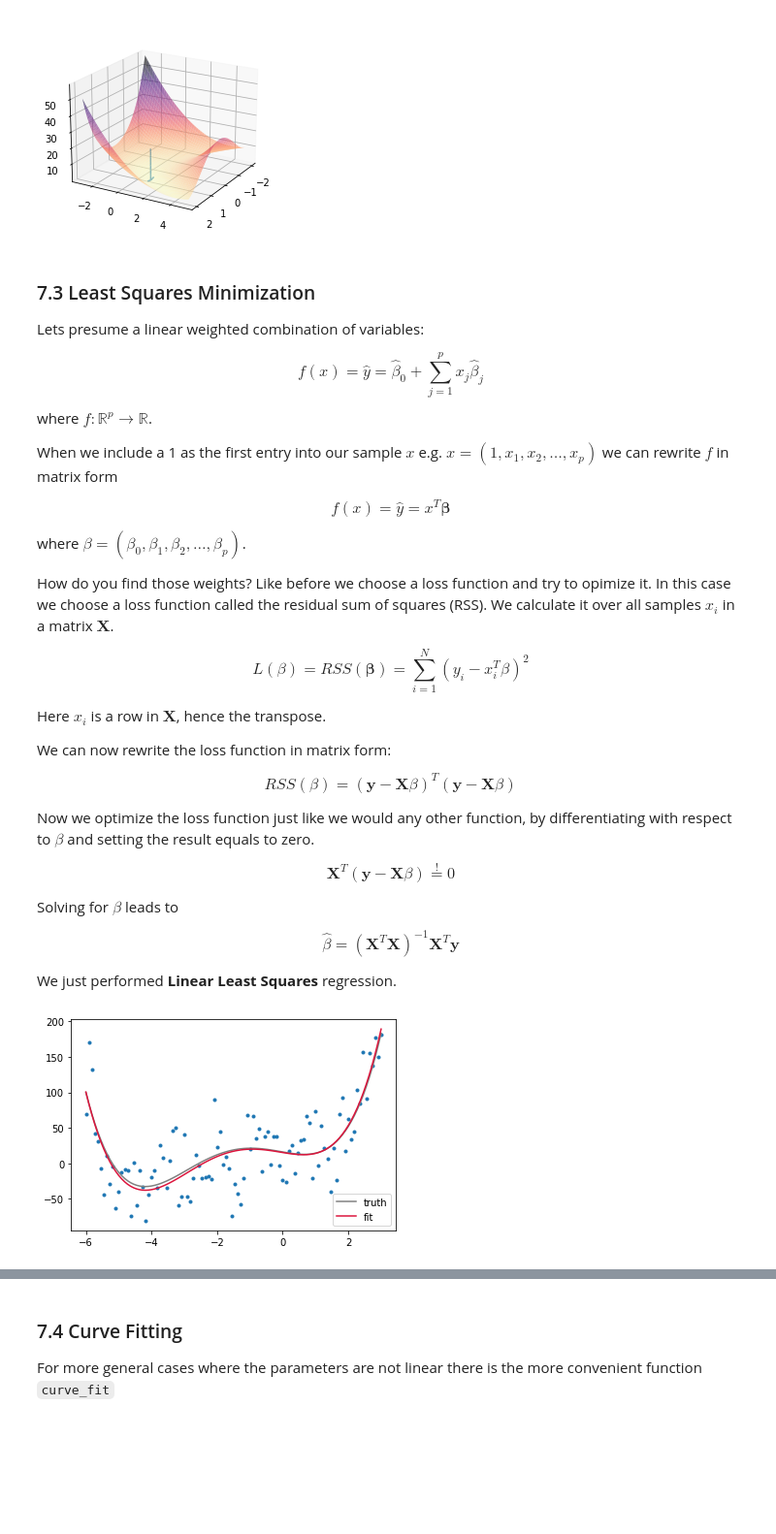
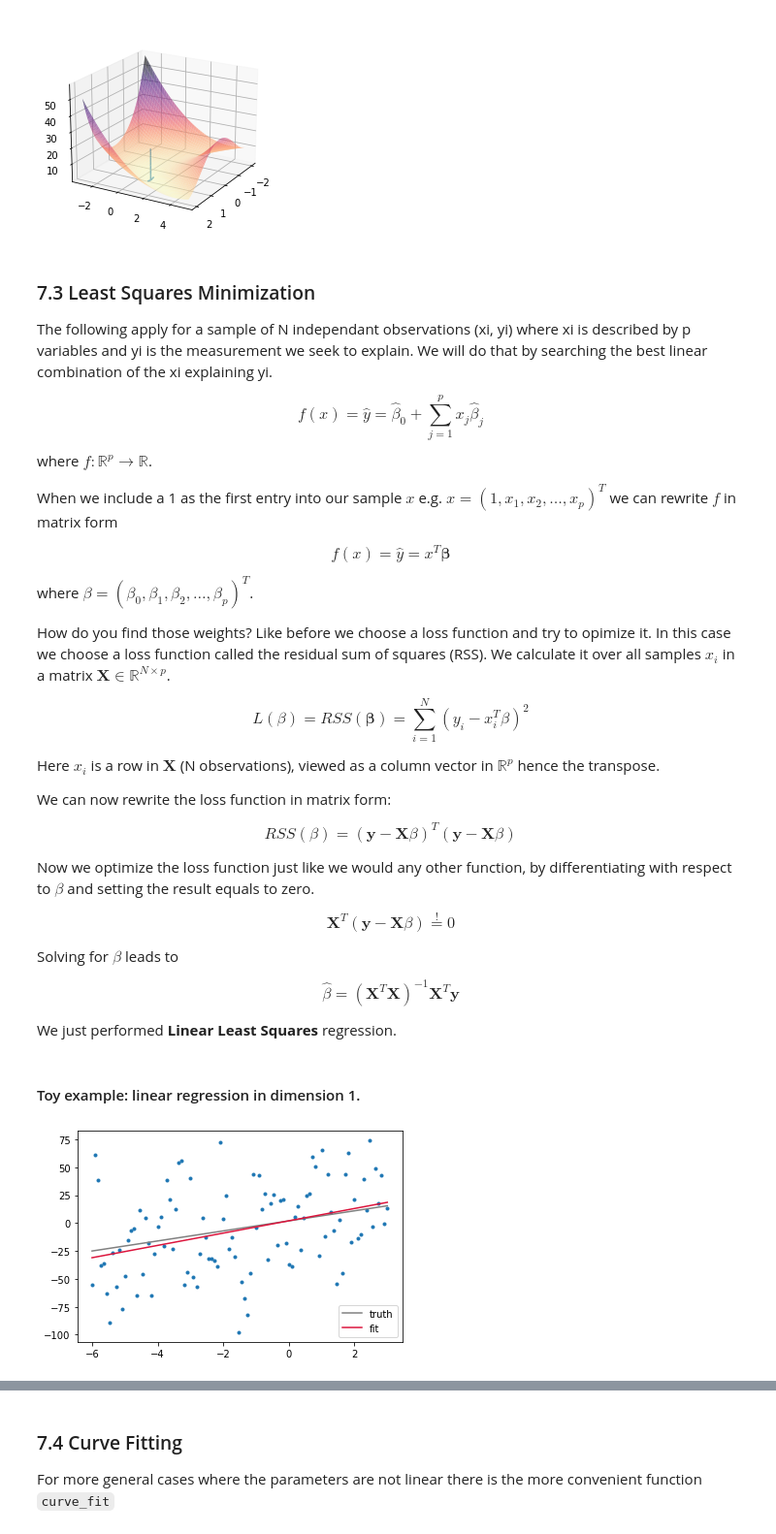
Before and after one commit to JouvinLea/Escape2022, a Jupyter notebook: scipy/scipy_hands_on.ipynb, the cells around one changed output, grey strips where cells are left out. Shown at 97% size. Saved outputs shown, nothing was run; the diff lists cells and outputs as text; code cells hidden in the pictures; blank space fills up the shorter version.

```diff
--- a/scipy/scipy_hands_on.ipynb
+++ b/scipy/scipy_hands_on.ipynb
@@ -571,23 +596,3 @@ $$
 $$
 
 compare the solution found using `quad` with the appropriate function from the `scipy.special` package.
-# %%
-# %load solutions/solution_2.py
-# flake8: noqa
-a, b = .8, .4
-epsilon = np.sqrt(1 - b**2/a**2)
-
-t = np.linspace(0, 2*np.pi, 100)
-plt.plot(a*np.cos(t), b*np.sin(t))
-plt.xlim([-1, 1])
-plt.ylim([-0.5, 0.5])
-plt.gca().set_aspect(1)
-plt.text(-0.2, 0, f'Ellipse with eccentrictiy: {epsilon:.4}')
-
-circumference = 4 * a * special.ellipe(epsilon**2)
-
-f = lambda t: 4*a* np.sqrt(1 - epsilon**2 * np.sin(t)**2)
-val, abserr = quad(f, 0, np.pi/2)
-
-print(f'numerical solution= {val}, {abserr}')
-print(f'analytical solution= {circumference}')
@@ -1006,7 +1021,7 @@ result
 # %% [markdown]
 ### 7.3 Least Squares Minimization
 
-Lets presume a linear weighted combination of variables:
+The following apply for a sample of N independant observations (xi, yi) where xi is described by p variables and yi is the measurement we seek to explain. We will do that by searching the best linear combination of the xi explaining yi.
 
 $$
 f(x)= \hat{y} =  \hat{\beta}_0 + \sum_{j=1}^p x_j \hat{\beta}_j
@@ -1014,24 +1029,24 @@ $$
 where $f:\mathbb{R}^{p} \to \mathbb{R}$.
 
 
-When we include a 1 as the first entry into our sample $x$ e.g. $x = (1, x_1, x_2, \ldots, x_p)$ we can rewrite
+When we include a 1 as the first entry into our sample $x$ e.g. $x = (1, x_1, x_2, \ldots, x_p)^T$ we can rewrite
 $f$ in matrix form
 
 $$
 f(x)= \hat{y} =  x^T \mathbf{\beta}
 $$
 
-where $\beta = (\beta_0, \beta_1, \beta_2, \ldots, \beta_p)$.
+where $\beta = (\beta_0, \beta_1, \beta_2, \ldots, \beta_p)^T$.
 
 
 
 How do you find those weights? Like before we choose a loss function and try to opimize it.
 In this case we choose a loss function called the residual sum of squares (RSS).
-We calculate it over all samples $x_i$ in a matrix $\mathbf{X}$.
+We calculate it over all samples $x_i$ in a matrix $\mathbf{X} \in \mathbb{R}^{N\times p}$.
 
 $$L(\beta) = RSS(\mathbf{\beta}) = \sum_{i=1}^N (y_i - x_i^T \beta)^2 $$
 
-Here $x_i$ is a row in $\mathbf{X}$, hence the transpose.
+Here $x_i$ is a row in $\mathbf{X}$ (N observations), viewed as a column vector in $\mathbb{R}^p$ hence the transpose.
 
 We can now rewrite the loss function in matrix form:
 
@@ -1054,24 +1069,27 @@ $$
 
 
 We just performed  __Linear Least Squares__ regression.
+# %% [markdown]
+#### Toy example: linear regression in dimension 1.
 # %%
-# Let's fit some noisy polynomial data.
-def f(x, beta=[4.5, 1, 0.75]):
-    return beta[0]*x**3 + beta[1]*(x-4)**2 + beta[2]*x**4
+# Linear model to wich we will add some noise to simulate the data yi.
+def f(x, beta=[2, 4.5]):
+    return beta[0] + beta[1]*x
 
 x = np.linspace(-6, 3, 100)
-# Add some normal noise.
-data = f(x) + rng.normal(0, 35, size=x.shape)
+# Add some normal noise to the model. These are our observations yi that we seek to explain by the linear
+# combination of the xi
+y = f(x) + rng.normal(0, 35, size=x.shape)
 
-# build the answer matrix
-A = np.vstack([x ** 3, (x - 4) ** 2, x ** 4]).T
+# build the answer matrix, N=100 and p=1
+X = np.vstack([np.ones(len(x)), x]).T
 
 # find the linear least squares solution for the parameters
-result = optimize.lsq_linear(A, data)
+result = optimize.lsq_linear(X, y)
 
-plt.plot(x, data, '.')
+plt.plot(x, y, '.')
 plt.plot(x, f(x), color='gray', label='truth')
 plt.plot(x, f(x, beta=result.x), color='crimson', label='fit')
 plt.legend();
 # %% [output]
-[figure, old version]
+[figure, new version]
```
Also changed, not shown: parts of 42 cells of this notebook.
